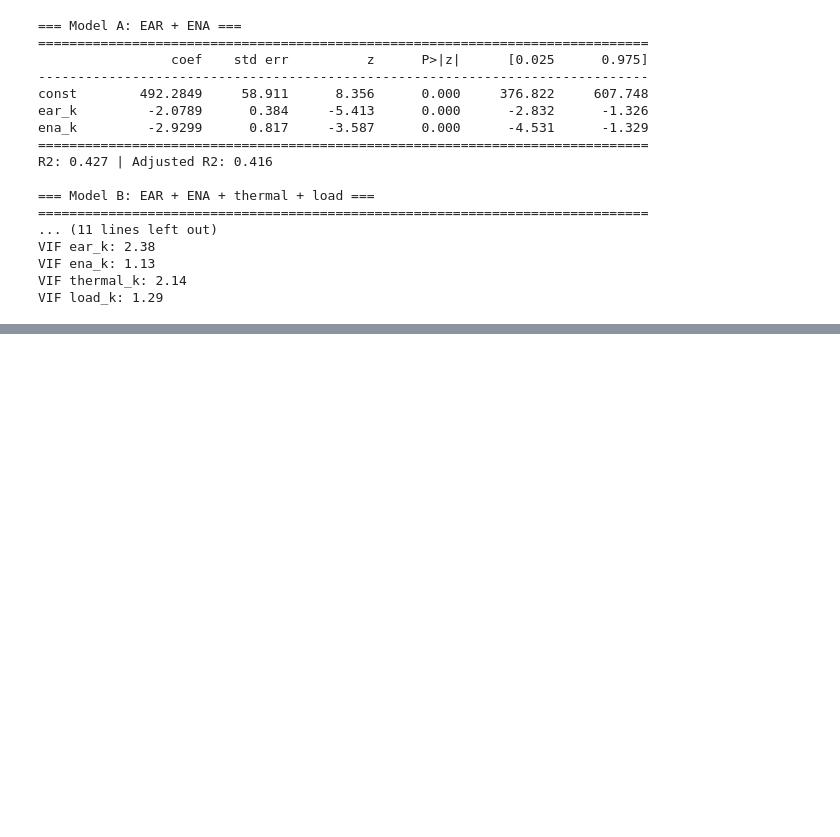
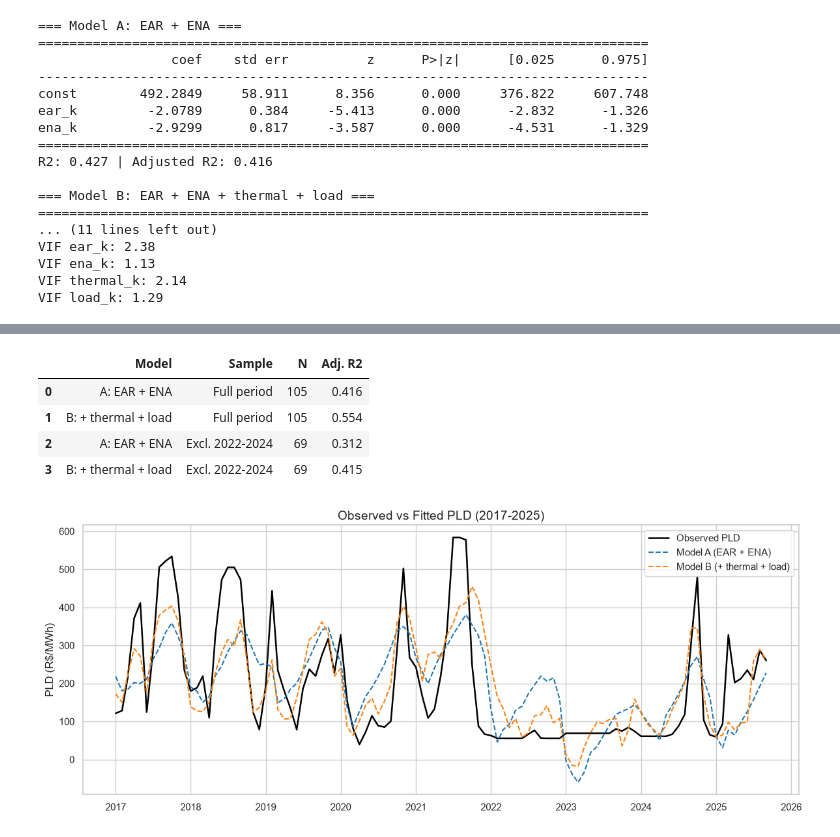
Before and after one commit to cesarmonteiro09/energy-pld-analysis, a Jupyter notebook: notebooks/02_statistical_analysis.ipynb, the cells around one changed output, grey strips where cells are left out. Drawn from its saved outputs; the diff is of its cells as text; code cells hidden in the pictures; blank space fills up the shorter version.

Commit message:
feat(analysis): add explanatory power text, summary table and fitted chart

```diff
--- a/notebooks/02_statistical_analysis.ipynb
+++ b/notebooks/02_statistical_analysis.ipynb
@@ -207,0 +212,36 @@ VIF load_k: 1.29
+# %%
+# --- Q2: ROBUSTNESS, SUMMARY TABLE AND OBSERVED VS FITTED ---
+
+# 1. Robustness: exclude 2022-2024 (PLD at the regulatory floor)
+df_q2_robust = df_q2[(df_q2.index.year < 2022) | (df_q2.index.year > 2024)]
+model_a_r = fit_ols(df_q2_robust, features_a)
+model_b_r = fit_ols(df_q2_robust, features_b)
+
+# 2. Summary table
+summary = pd.DataFrame({
+    "Model": ["A: EAR + ENA", "B: + thermal + load"] * 2,
+    "Sample": ["Full period"] * 2 + ["Excl. 2022-2024"] * 2,
+    "N": [len(df_q2)] * 2 + [len(df_q2_robust)] * 2,
+    "Adj. R2": [model_a.rsquared_adj, model_b.rsquared_adj,
+                model_a_r.rsquared_adj, model_b_r.rsquared_adj],
+})
+display(summary.round(3))
+
+# 3. Observed vs fitted (full period)
+plt.figure(figsize=(12, 5))
+plt.plot(df_q2.index, df_q2["pld_se_co"], color="black", linewidth=1.8, label="Observed PLD")
+plt.plot(df_q2.index, model_a.fittedvalues, color="tab:blue", linestyle="--", label="Model A (EAR + ENA)")
+plt.plot(df_q2.index, model_b.fittedvalues, color="tab:orange", linestyle="--", label="Model B (+ thermal + load)")
+plt.ylabel("PLD (R$/MWh)")
+plt.title("Observed vs Fitted PLD (2017-2025)", fontsize=14)
+plt.legend()
+plt.tight_layout()
+plt.savefig("../outputs/pld_observed_vs_fitted.png", dpi=300)
+plt.show()
+# %% [output]
+|  | Model | Sample | N | Adj. R2 |
+| 0 | A: EAR + ENA | Full period | 105 | 0.416 |
+| 1 | B: + thermal + load | Full period | 105 | 0.554 |
+| 2 | A: EAR + ENA | Excl. 2022-2024 | 69 | 0.312 |
+| 3 | B: + thermal + load | Excl. 2022-2024 | 69 | 0.415 |
+[figure, added]
```
Also changed, not shown: parts of 2 cells of this notebook.
